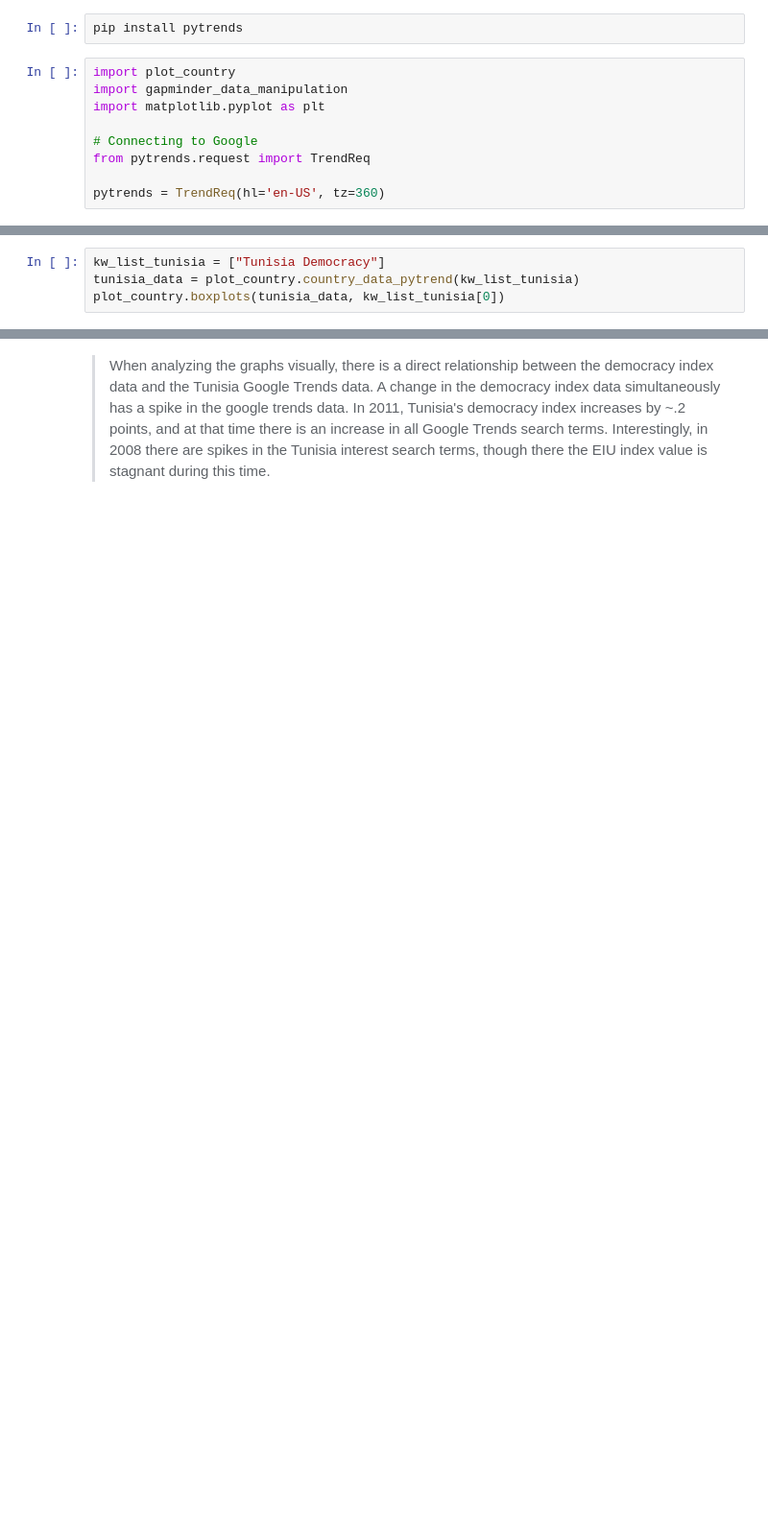
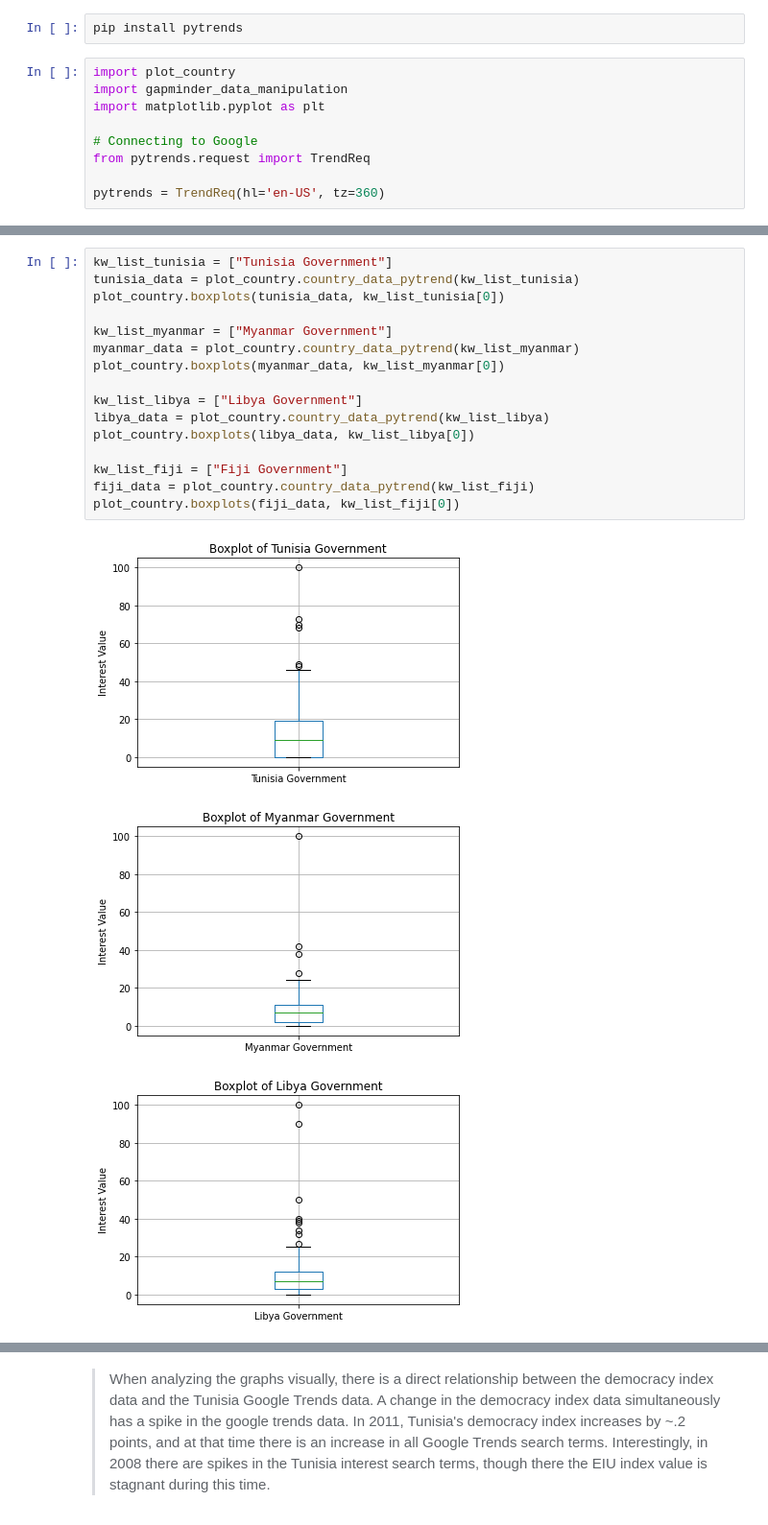
Before and after one commit to olincollege/midterm-project-Erhardt4, a Jupyter notebook: computational_essay.ipynb, the cells around one changed output, grey strips where cells are left out. Shown at 96% size. Drawn from its saved outputs; the diff is of its cells as text; blank space fills up the shorter version.

```diff
--- a/computational_essay.ipynb
+++ b/computational_essay.ipynb
@@ -131,4 +105,20 @@ plot_country.boxplots(usa_data, kw_list_usa[0])
-# %%
-kw_list_tunisia = ["Tunisia Democracy"]
-tunisia_data = plot_country.country_data_pytrend(kw_list_tunisia)
-plot_country.boxplots(tunisia_data, kw_list_tunisia[0])
+# %%
+kw_list_tunisia = ["Tunisia Government"]
+tunisia_data = plot_country.country_data_pytrend(kw_list_tunisia)
+plot_country.boxplots(tunisia_data, kw_list_tunisia[0])
+
+kw_list_myanmar = ["Myanmar Government"]
+myanmar_data = plot_country.country_data_pytrend(kw_list_myanmar)
+plot_country.boxplots(myanmar_data, kw_list_myanmar[0])
+
+kw_list_libya = ["Libya Government"]
+libya_data = plot_country.country_data_pytrend(kw_list_libya)
+plot_country.boxplots(libya_data, kw_list_libya[0])
+
+kw_list_fiji = ["Fiji Government"]
+fiji_data = plot_country.country_data_pytrend(kw_list_fiji)
+plot_country.boxplots(fiji_data, kw_list_fiji[0])
+# %% [output]
+[figure, added]
+[figure, added]
+[figure, added]
```
Also changed, not shown: parts of 15 cells of this notebook, 2 other files.
